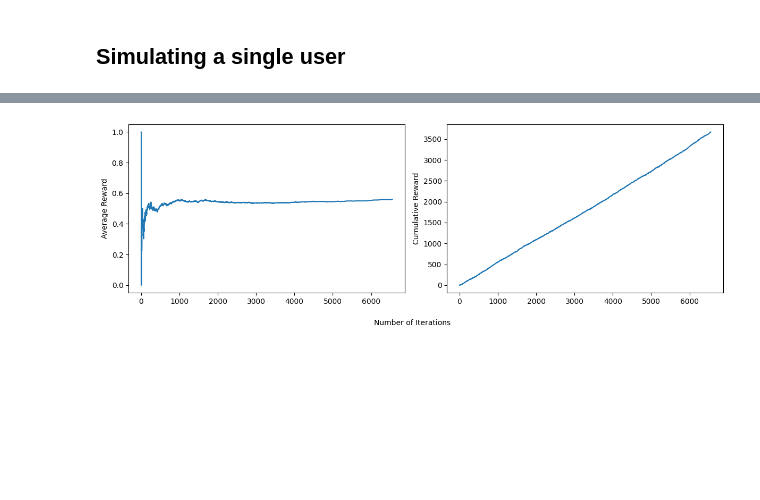
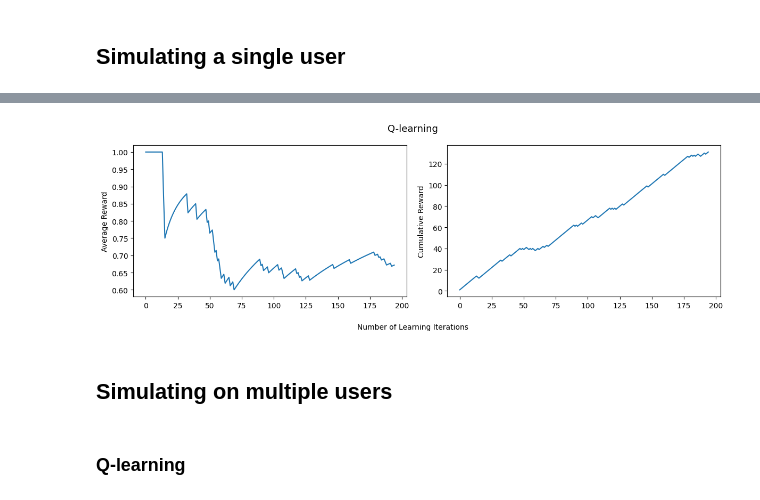
Before and after one commit to cyalbert25/EE568-StudentRLProject-1, a Jupyter notebook: WriteUpRight_new.ipynb, the cells around one changed output, grey strips where cells are left out. Cells and saved outputs as stored; diff of their text form; code cells hidden in the pictures; blank space fills up the shorter version.

```diff
--- a/WriteUpRight_new.ipynb
+++ b/WriteUpRight_new.ipynb
@@ -340,0 +384,12 @@ class User:
+# %%
+def generate_users(base_transition_matrix, lambda_range, p_aha_range, p_aha_factor_range, posture_change_factor_range, num_users=10) -> List[User]:
+    users = []
+    for _ in range(num_users):
+        lambda_ = np.random.uniform(*lambda_range)
+        p_aha = np.random.uniform(*p_aha_range, size=6)
+        p_aha_factor = np.random.uniform(*p_aha_factor_range)
+        posture_change_factor = np.random.uniform(*posture_change_factor_range)
+
+        user = User(base_transition_matrix, lambda_, p_aha, p_aha_factor, posture_change_factor)
+        users.append(user)
+    return users
@@ -449,8 +495,0 @@ plt.show()
-# %%
-np.random.seed(32)
-
-user = User(transition_matrix, lambda_, p_aha, p_aha_factor)
-average_rewards, cum_rewards, idxs = user.simulation(explore_rate=0.1, num_iterations=30000, algorithm="SARSA", max_delay=5)
-
-print(user._Q)
-print(user.optimal_actions())
@@ -464,0 +498,19 @@ print(user.optimal_actions())
+# %%
+# SARSA
+print(f"Lambda {user._lambda} | p_aha {user._p_aha} \np_aha_factor {user._p_aha_factor} | posture_change_factor {user._posture_change_factor}\n")
+
+Q, env, average_rewards, cum_rewards, idxs = user.simulation("SARSA", num_iterations=1200, explore_rate=0.1, max_delay=7)
+
+print("Q values:")
+print(Q)
+print()
+
+print("Optimal_actions:")
+print(user.optimal_actions(Q))
+print()
+
+# Print Transition matrices after simulation
+# print("Final transition matrices:")
+# for i in range(env._T.shape[0]):
+#     print(env._T[i])
+#     print()
@@ -465,20 +532,20 @@ print(user.optimal_actions())
 # %%
 fig, axs = plt.subplots(1, 2, figsize=(12, 4))
 
 # Plot average_rewards
 axs[0].plot(average_rewards)
 axs[0].set_ylabel('Average Reward')
 
 # Plot cum_rewards
 axs[1].plot(cum_rewards)
 axs[1].set_ylabel('Cumulative Reward')
 
-# Set common x-axis label
-fig.supxlabel('Number of Iterations', fontsize=10)
+fig.supxlabel('Number of Learning Iterations', fontsize=10)
+fig.suptitle('Q-learning', fontsize=13)
 
-# Adjust the spacing between subplots
 plt.tight_layout()
-# Show the plot
 plt.show()
 # %% [output]
-[figure, old version]
+[figure, new version]
+# %% [markdown]
+## Simulating on multiple users
@@ -484,0 +555,2 @@ plt.show()
+# %% [markdown]
+### Q-learning
```
Also changed, not shown: parts of 24 cells of this notebook, 1 other file.
